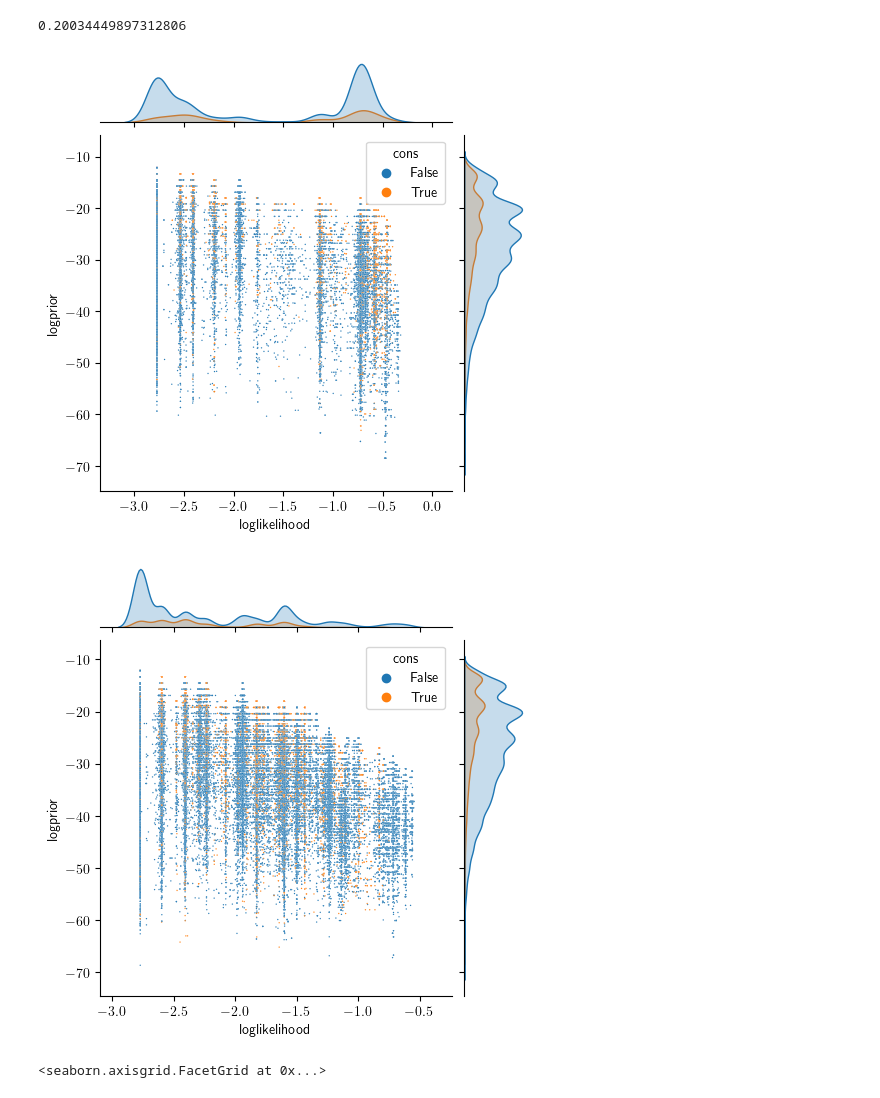
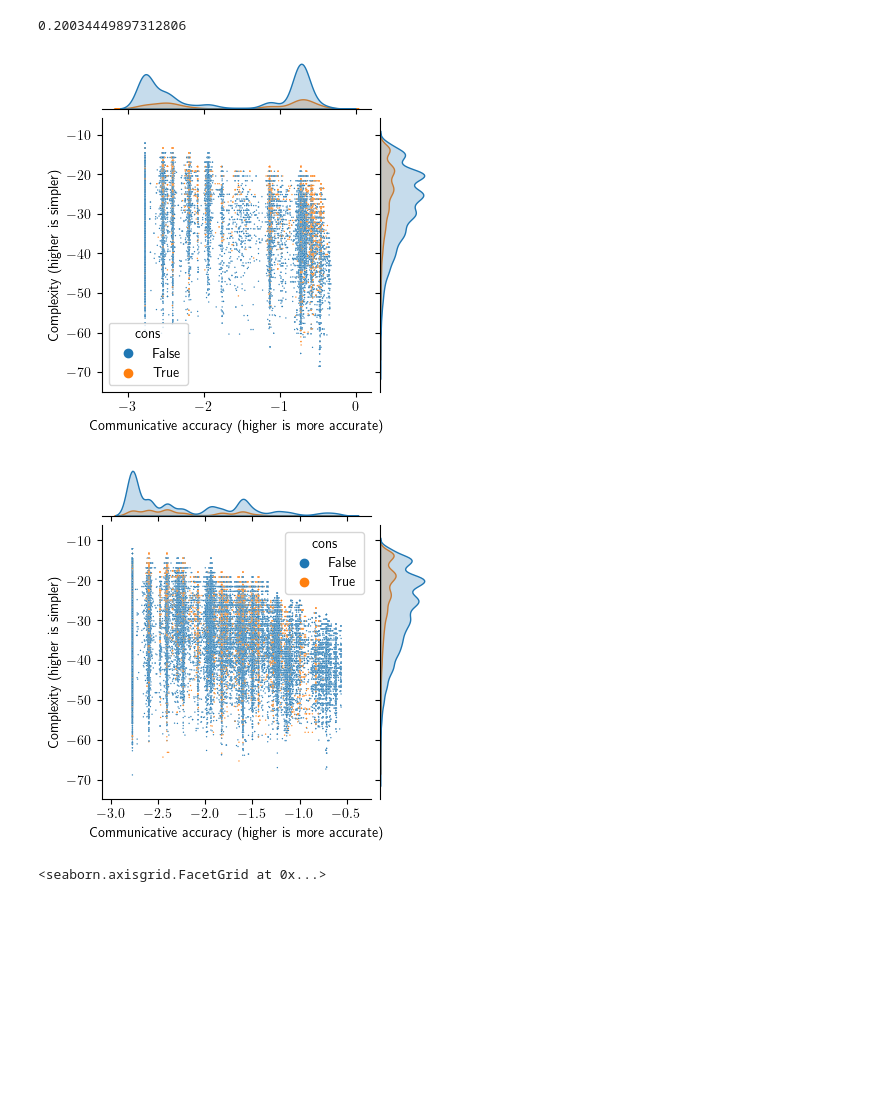
Before and after one commit to thelogicalgrammar/compositionalModes, a Jupyter notebook: analysis/quantifiers/analysis.ipynb, the cells around one changed output. Saved outputs shown, nothing was run; the diff lists cells and outputs as text; code cells hidden in the pictures; blank space fills up the shorter version.

```diff
--- a/analysis/quantifiers/analysis.ipynb
+++ b/analysis/quantifiers/analysis.ipynb
@@ -552,28 +573,28 @@ df['cons'].sum()/len(df)
 # %%
 fig = sns.jointplot(
     data=df[df['pragmatic'] == True],
     x='meanlikelihood',
     y='prior',
     hue='cons',
     s=1,
-    height=5
+    height=4
 )
-fig.set_axis_labels('loglikelihood', 'logprior')
+fig.set_axis_labels('Communicative accuracy (higher is more accurate)', 'Complexity (higher is simpler)')
 fig.savefig('tradeoff_pragmatic.png', dpi=300)
 
 fig = sns.jointplot(
     data=df[df['pragmatic'] == False],
     x='meanlikelihood',
     y='prior',
     hue='cons',
     s=1,
-    height=5
+    height=4
 )
-fig.set_axis_labels('loglikelihood', 'logprior')
+fig.set_axis_labels('Communicative accuracy (higher is more accurate)', 'Complexity (higher is simpler)')
 fig.savefig('tradeoff_literal.png', dpi=300)
 # %% [output]
-[figure, old version]
+[figure, new version]
-[figure, old version]
+[figure, new version]
 # %%
 g = sns.FacetGrid(
     data=df,
```
Also changed, not shown: parts of 24 cells of this notebook, 39 other files.
